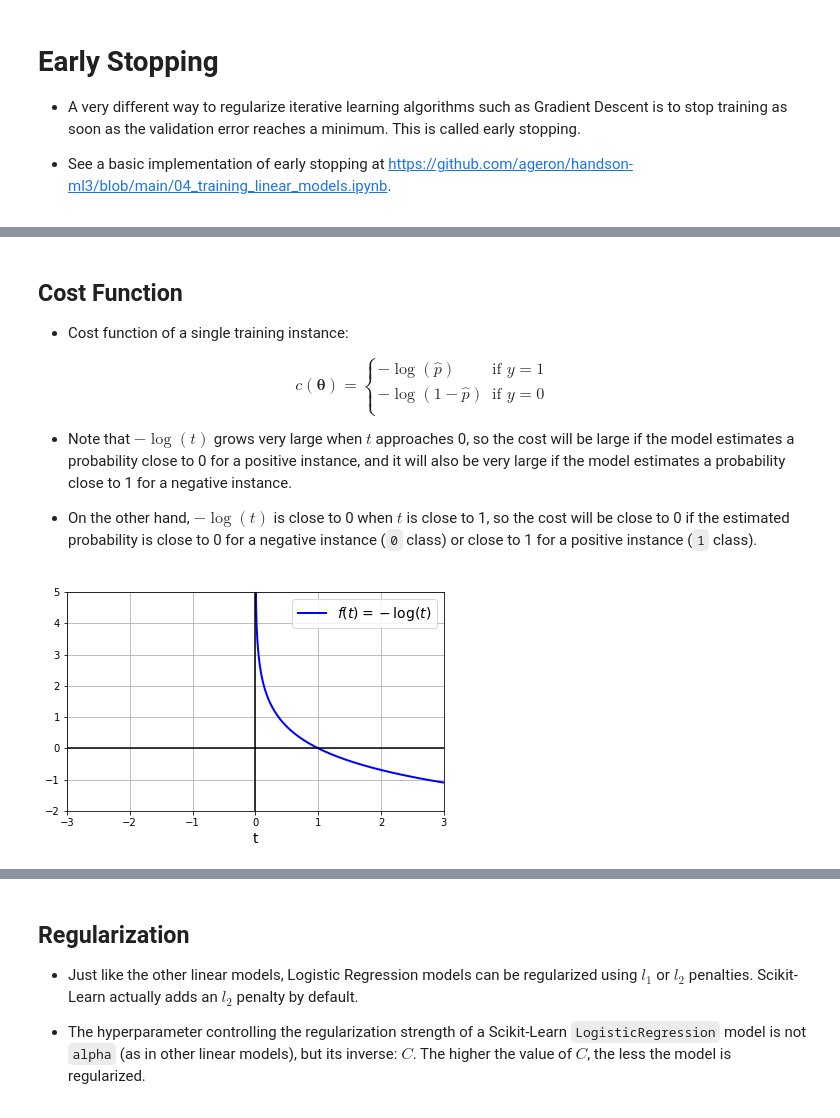
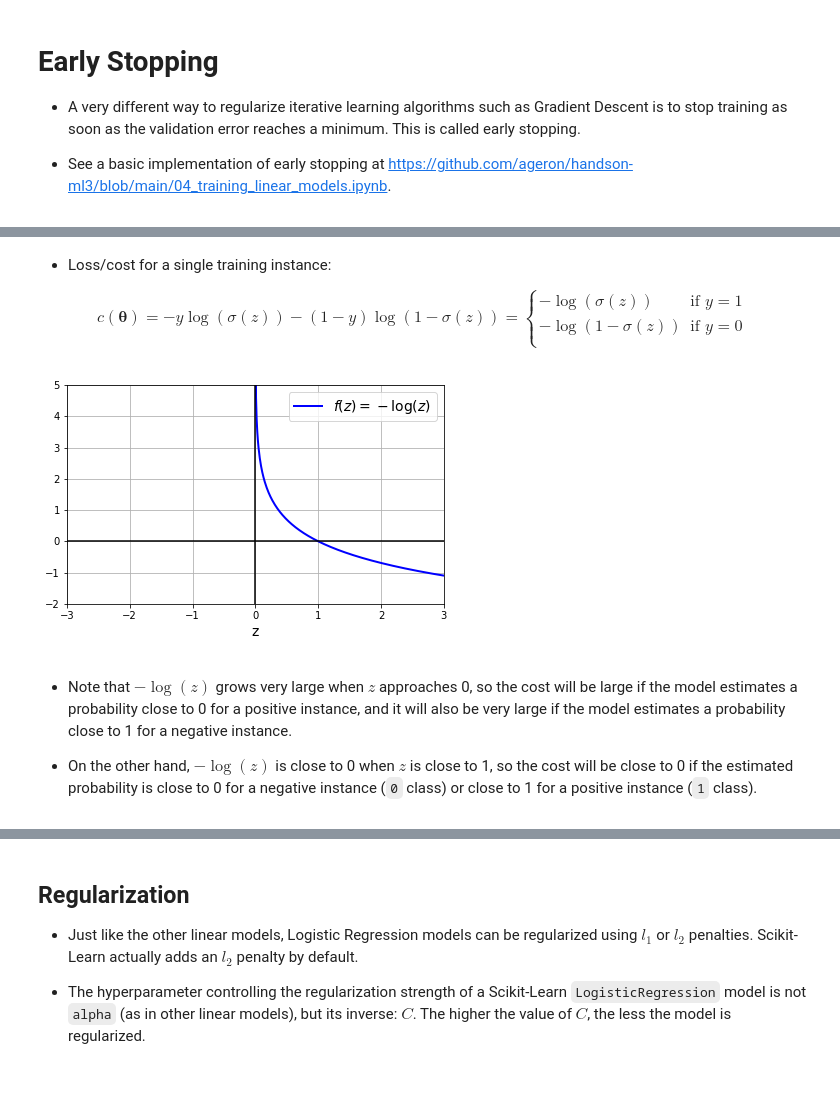
Before and after one commit to ssuzana/Machine-Learning-Notebooks, a Jupyter notebook: Basic_ML_Models.ipynb, the cells around one changed output, grey strips where cells are left out. Drawn from its saved outputs; the diff is of its cells as text; code cells hidden in the pictures; blank space fills up the shorter version.

```diff
--- a/Basic_ML_Models.ipynb
+++ b/Basic_ML_Models.ipynb
@@ -827,30 +874,29 @@ is the inverse of the logistic function.
+# %% [markdown]
+
+* Loss/cost for a single training instance:
+
+$$c(\mathbf{\theta}) =-y \log \left(\sigma(z)\right) - \left(1-y\right)\log\left(1-\sigma(z)\right)= \begin{cases} -\log(\sigma(z))& \text{if } y = 1\\
+ -\log(1-\sigma(z))& \text{if } y = 0\\ \end{cases}$$
+# %%
+# generate plot of the function f(z)=-log(z)
+
+z = np.arange(0.000001,10, 0.01)
+y = -np.log(z)
+
+plt.plot(z, y, "b-", linewidth=2, label=r"$f(z)=-\log(z)$")
+plt.xlabel("z")
+plt.legend(loc="upper right")
+plt.axis([-3, 3, -2, 5])
+plt.grid()
+
+# Highlighting axis at x=0 and y=0
+plt.axhline(y=0, color='k')
+plt.axvline(x=0, color='k')
+save_fig("logistic_function_plot")
+plt.show()
+# %% [output]
+[figure, added]
 # %% [markdown]
-## Cost Function
+ * Note that $-\log(z)$ grows very large when $z$ approaches 0, so the cost will be large if the model estimates a probability close to 0 for a positive instance, and it will also be very large if the model estimates a probability close to 1 for a negative instance.
 
-* Cost function of a single training instance:
-
-$$c(\mathbf{\theta}) = \begin{cases} -\log(\widehat{p})& \text{if } y = 1\\
- -\log(1-\widehat{p})& \text{if } y = 0\\ \end{cases}$$
-
- * Note that $-\log(t)$ grows very large when $t$ approaches 0, so the cost will be large if the model estimates a probability close to 0 for a positive instance, and it will also be very large if the model estimates a probability close to 1 for a negative instance.
-
- * On the other hand, $-\log(t)$ is close to 0 when $t$ is close to 1, so the cost will be close to 0 if the estimated probability is close to 0 for a negative instance (`0` class) or close to 1 for a positive instance (`1` class).
+ * On the other hand, $-\log(z)$ is close to 0 when $z$ is close to 1, so the cost will be close to 0 if the estimated probability is close to 0 for a negative instance (`0` class) or close to 1 for a positive instance (`1` class).
-# %%
-# generate plot of the function f(t)=-log(t)
-
-t = np.arange(0.000001,10, 0.01)
-y = -np.log(t)
-
-plt.plot(t, y, "b-", linewidth=2, label=r"$f(t)=-\log(t)$")
-plt.xlabel("t")
-plt.legend(loc="upper right")
-plt.axis([-3, 3, -2, 5])
-plt.grid()
-
-# Highlighting axis at x=0 and y=0
-plt.axhline(y=0, color='k')
-plt.axvline(x=0, color='k')
-save_fig("logistic_function_plot")
-plt.show()
-# %% [output]
-[figure, removed]
```
Also changed, not shown: parts of 6 cells of this notebook.
